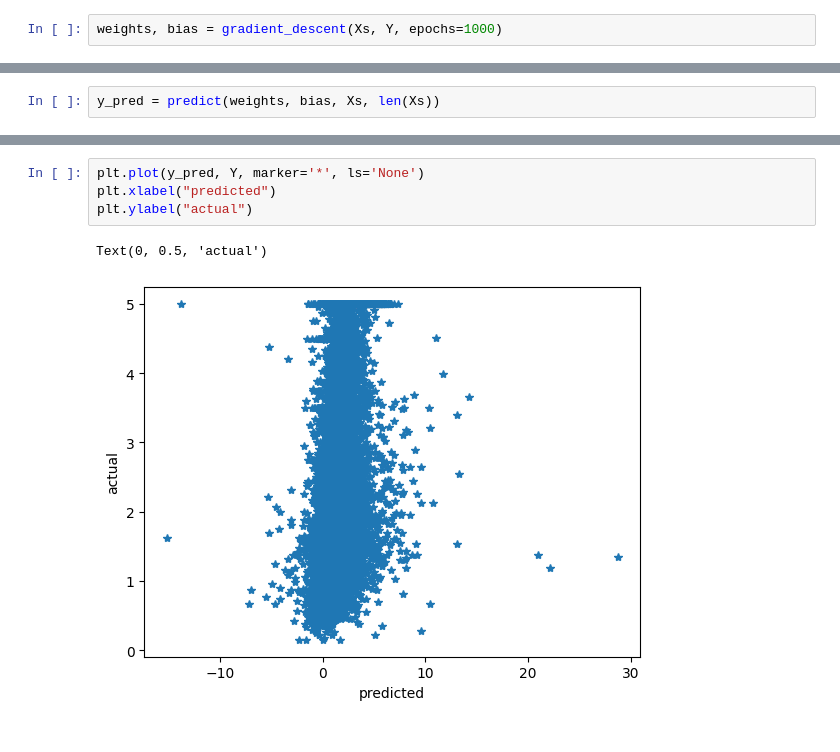
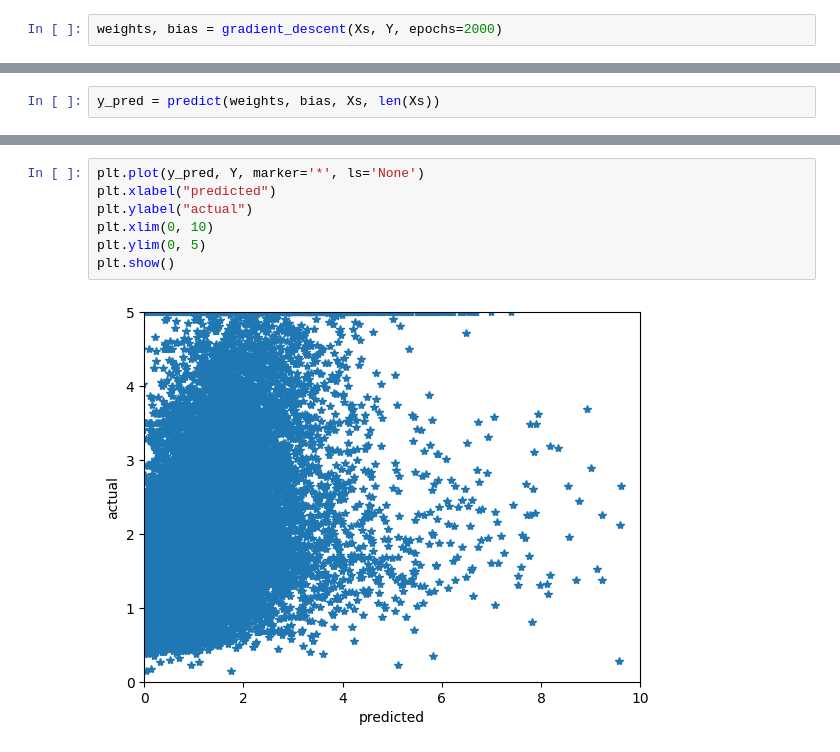
Before and after one commit to luddosaurus/Machine-Learning, a Jupyter notebook: algorithms/multi_linear_gradient_descent.ipynb, the cells around one changed output, grey strips where cells are left out. Drawn from its saved outputs; the diff is of its cells as text.

```diff
--- a/algorithms/multi_linear_gradient_descent.ipynb
+++ b/algorithms/multi_linear_gradient_descent.ipynb
@@ -137,7 +138,7 @@ def gradient_descent(x, y, epochs = 1000):
 
     return weights,bias
 # %%
-weights, bias = gradient_descent(Xs, Y, epochs=1000)
+weights, bias = gradient_descent(Xs, Y, epochs=2000)
 # %% [output]
 Epoch :  0
 Epoch :  100
@@ -193,7 +212,9 @@ predicted
 # %%
 plt.plot(y_pred, Y, marker='*', ls='None')
 plt.xlabel("predicted")
 plt.ylabel("actual")
+plt.xlim(0, 10)
+plt.ylim(0, 5)
+plt.show()
 # %% [output]
-Text(0, 0.5, 'actual')
-[figure, old version]
+[figure, new version]
```
Also changed, not shown: parts of 5 cells of this notebook.
